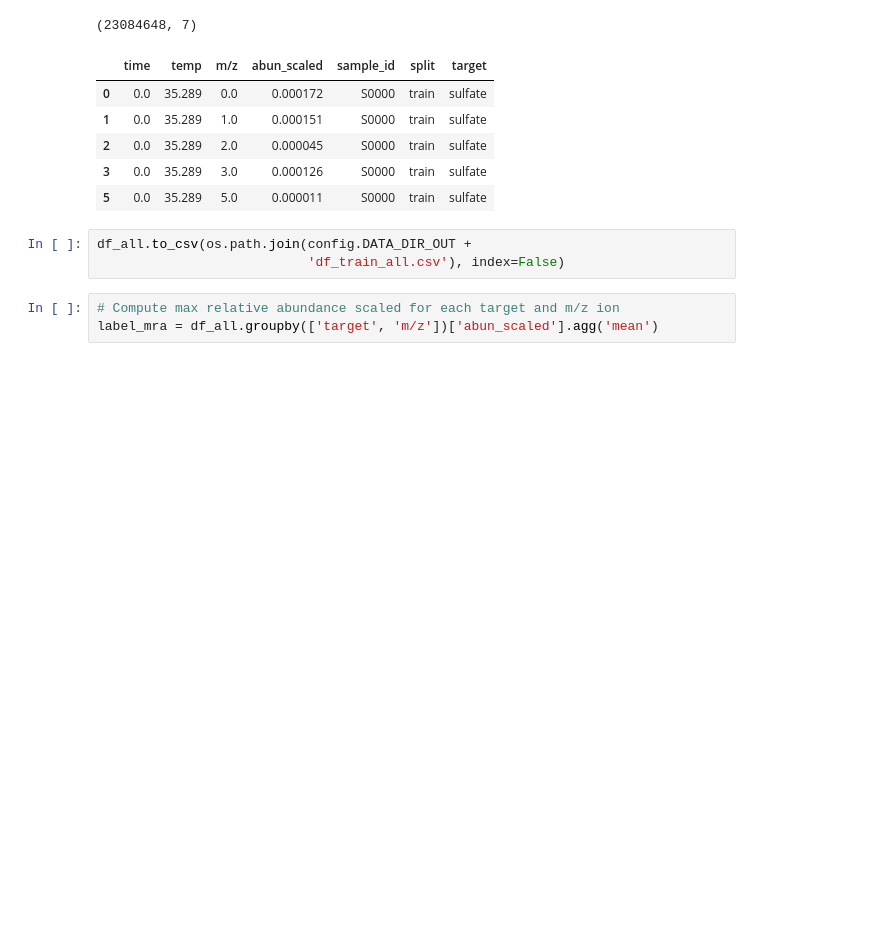
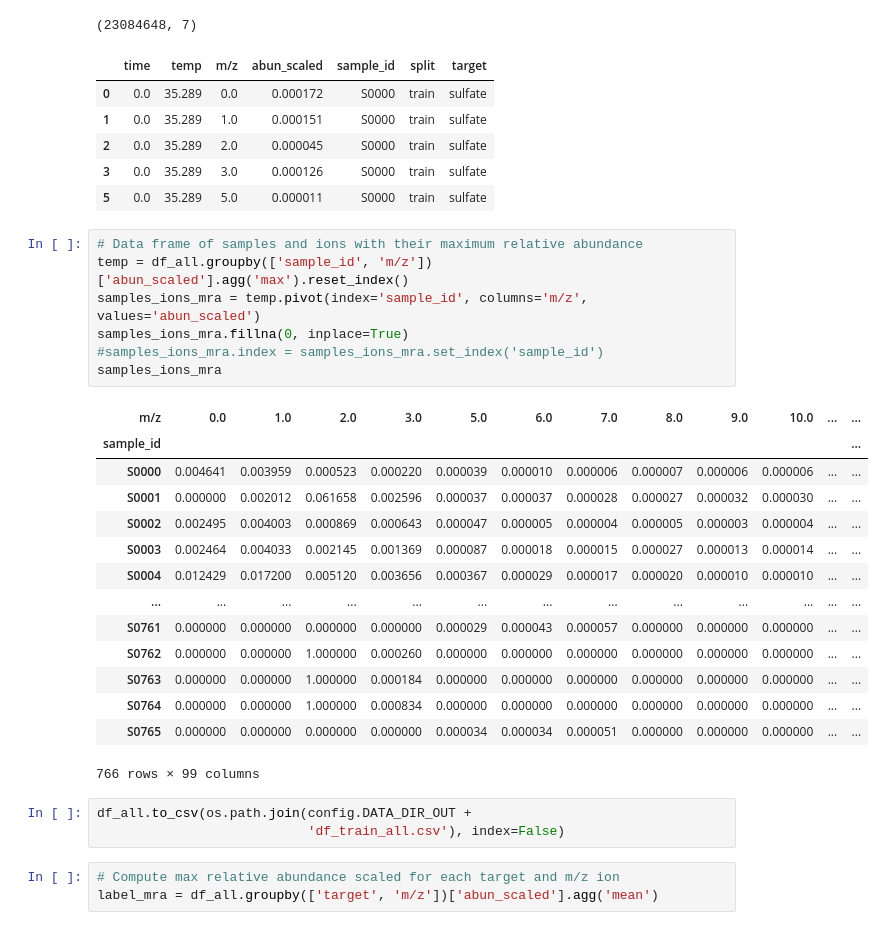
Before and after one commit to itacdonev/MarsSpectrometry, a Jupyter notebook: notebooks/eda.ipynb, the cells around one changed output. Saved outputs shown, nothing was run; the diff lists cells and outputs as text; blank space fills up the shorter version.

```diff
--- a/notebooks/eda.ipynb
+++ b/notebooks/eda.ipynb
@@ -432,6 +549,28 @@ df_all.head()
 | 2 | 0.0 | 35.289 | 2.0 | 0.000045 | S0000 | train | sulfate |
 | 3 | 0.0 | 35.289 | 3.0 | 0.000126 | S0000 | train | sulfate |
 | 5 | 0.0 | 35.289 | 5.0 | 0.000011 | S0000 | train | sulfate |
+# %%
+# Data frame of samples and ions with their maximum relative abundance
+temp = df_all.groupby(['sample_id', 'm/z'])['abun_scaled'].agg('max').reset_index()
+samples_ions_mra = temp.pivot(index='sample_id', columns='m/z', values='abun_scaled')
+samples_ions_mra.fillna(0, inplace=True)
+#samples_ions_mra.index = samples_ions_mra.set_index('sample_id')
+samples_ions_mra
+# %% [output]
+| m/z | 0.0 | 1.0 | 2.0 | 3.0 | 5.0 | 6.0 | 7.0 | 8.0 | 9.0 | 10.0 | ... | ... |
+| sample_id |  |  |  |  |  |  |  |  |  |  |  | ... |
+| S0000 | 0.004641 | 0.003959 | 0.000523 | 0.000220 | 0.000039 | 0.000010 | 0.000006 | 0.000007 | 0.000006 | 0.000006 | ... | ... |
+| S0001 | 0.000000 | 0.002012 | 0.061658 | 0.002596 | 0.000037 | 0.000037 | 0.000028 | 0.000027 | 0.000032 | 0.000030 | ... | ... |
+| S0002 | 0.002495 | 0.004003 | 0.000869 | 0.000643 | 0.000047 | 0.000005 | 0.000004 | 0.000005 | 0.000003 | 0.000004 | ... | ... |
+| S0003 | 0.002464 | 0.004033 | 0.002145 | 0.001369 | 0.000087 | 0.000018 | 0.000015 | 0.000027 | 0.000013 | 0.000014 | ... | ... |
+| S0004 | 0.012429 | 0.017200 | 0.005120 | 0.003656 | 0.000367 | 0.000029 | 0.000017 | 0.000020 | 0.000010 | 0.000010 | ... | ... |
+| ... | ... | ... | ... | ... | ... | ... | ... | ... | ... | ... | ... | ... |
+| S0761 | 0.000000 | 0.000000 | 0.000000 | 0.000000 | 0.000029 | 0.000043 | 0.000057 | 0.000000 | 0.000000 | 0.000000 | ... | ... |
+| S0762 | 0.000000 | 0.000000 | 1.000000 | 0.000260 | 0.000000 | 0.000000 | 0.000000 | 0.000000 | 0.000000 | 0.000000 | ... | ... |
+| S0763 | 0.000000 | 0.000000 | 1.000000 | 0.000184 | 0.000000 | 0.000000 | 0.000000 | 0.000000 | 0.000000 | 0.000000 | ... | ... |
+| S0764 | 0.000000 | 0.000000 | 1.000000 | 0.000834 | 0.000000 | 0.000000 | 0.000000 | 0.000000 | 0.000000 | 0.000000 | ... | ... |
+| S0765 | 0.000000 | 0.000000 | 0.000000 | 0.000000 | 0.000034 | 0.000034 | 0.000051 | 0.000000 | 0.000000 | 0.000000 | ... | ... |
+766 rows × 99 columns
 # %%
 df_all.to_csv(os.path.join(config.DATA_DIR_OUT +
                            'df_train_all.csv'), index=False)
```
Also changed, not shown: parts of 12 cells of this notebook.
